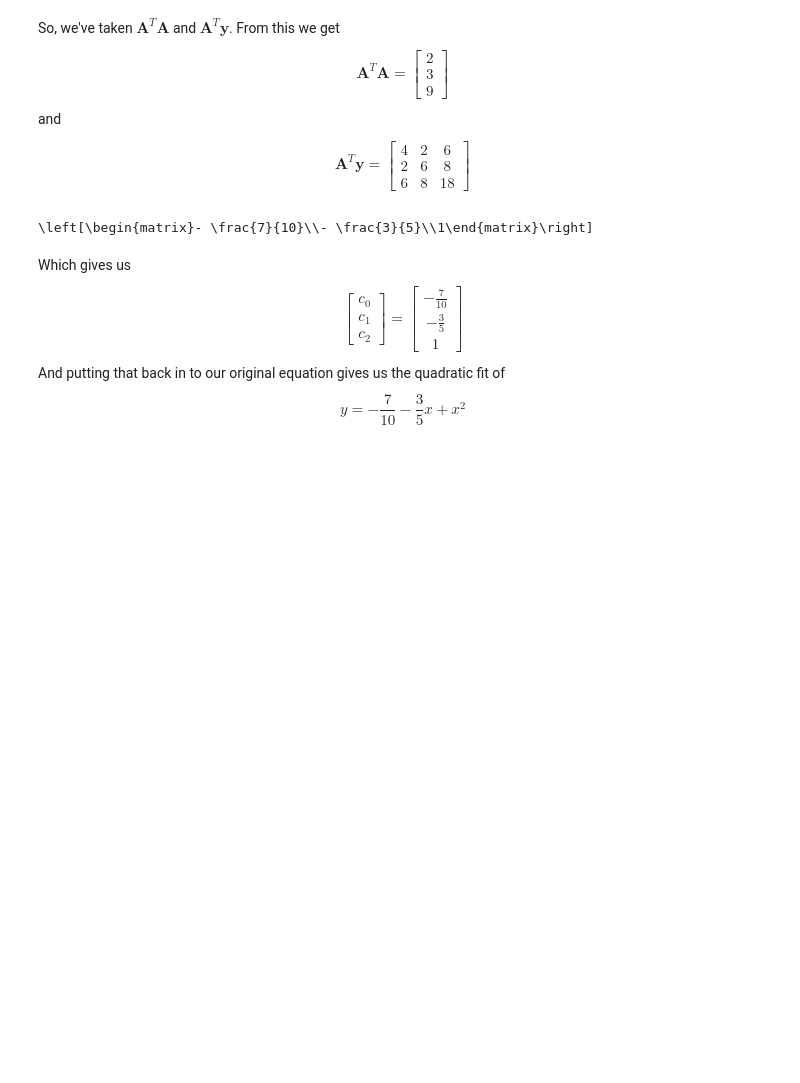
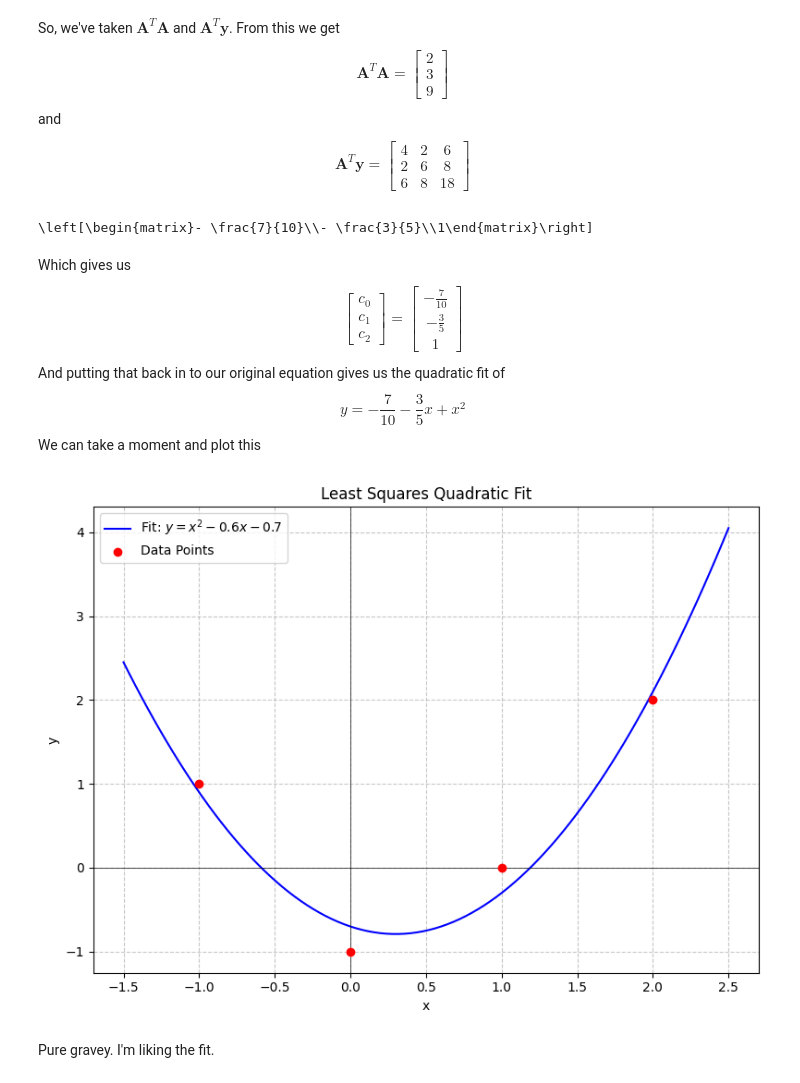
Before and after one commit to MeVsTheVoices/MATH620, a Jupyter notebook: Homeworks/Unit 7/Homework 11/Homework.ipynb, the cells around one changed output. Saved outputs shown, nothing was run; the diff lists cells and outputs as text; code cells hidden in the pictures; blank space fills up the shorter version.

```diff
--- a/Homeworks/Unit 7/Homework 11/Homework.ipynb
+++ b/Homeworks/Unit 7/Homework 11/Homework.ipynb
@@ -162,3 +162,37 @@ print(latex(ata_substituted.solve(aty_substitued)))
 # %% [markdown]
 Which gives us
 $$\begin{bmatrix}c_0 \\ c_1 \\ c_2\end{bmatrix}=\left[\begin{matrix}- \frac{7}{10}\\- \frac{3}{5}\\1\end{matrix}\right]$$ And putting that back in to our original equation gives us the quadratic fit of $$y=- \frac{7}{10} - \frac{3}{5} x + x^2$$
+We can take a moment and plot this
+# %%
+import numpy as np
+import matplotlib.pyplot as plt
+
+# Points: (-1, 1), (0, -1), (1, 0), (2, 2)
+x_points = np.array([-1, 0, 1, 2])
+y_points = np.array([1, -1, 0, 2])
+
+# Coefficients: c0 = -0.7, c1 = -0.6, c2 = 1
+def quadratic_model(x):
+    return -0.7 - 0.6 * x + 1.0 * x**2
+
+x_line = np.linspace(-1.5, 2.5, 100)
+y_line = quadratic_model(x_line)
+
+plt.figure(figsize=(8, 6))
+plt.plot(x_line, y_line, label=r'Fit: $y = x^2 - 0.6x - 0.7$', color='blue')
+plt.scatter(x_points, y_points, color='red', zorder=5, label='Data Points')
+
+plt.title('Least Squares Quadratic Fit')
+plt.xlabel('x')
+plt.ylabel('y')
+plt.axhline(0, color='black', linewidth=0.5) # x-axis
+plt.axvline(0, color='black', linewidth=0.5) # y-axis
+plt.grid(True, linestyle='--', alpha=0.7)
+plt.legend()
+
+plt.tight_layout()
+plt.show()
+# %% [output]
+[figure, added]
+# %% [markdown]
+Pure gravey. I'm liking the fit.
```
